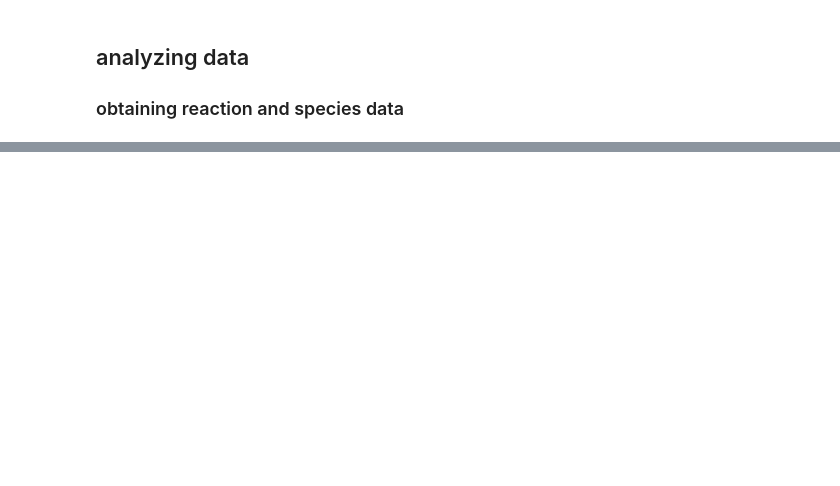
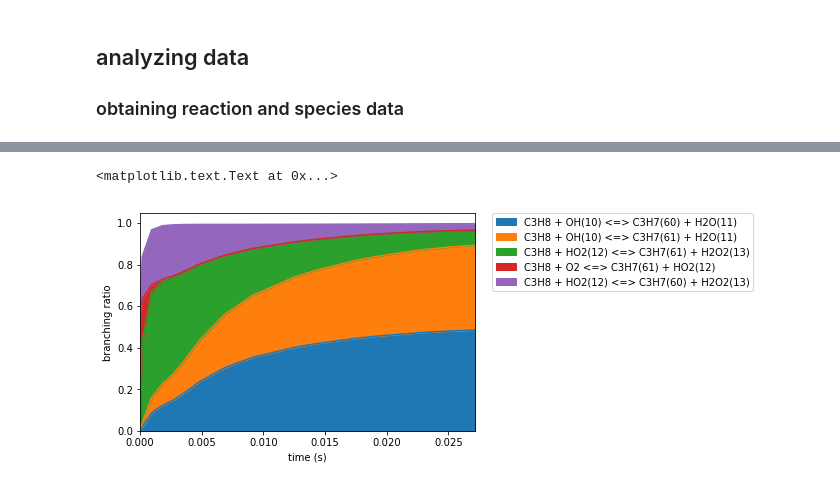
Before and after one commit to goldmanm/cantera-tools, a Jupyter notebook: cookbook.ipynb, the cells around one changed output, grey strips where cells are left out. Drawn from its saved outputs; the diff is of its cells as text; code cells hidden in the pictures; blank space fills up the shorter version.

```diff
--- a/cookbook.ipynb
+++ b/cookbook.ipynb
@@ -39,16 +71,17 @@ mole_fractions = {'H2':5, 'O2':1, 'AR': 0.3}
 
 # set initial conditions of solution in kelvin pascals and mole fractions
 conditions = 1000, 10**6, mole_fractions
-
+solution.TPX = conditions
 # store 100 times between 10^-8s and 1s, with an initial point at t=0
 times = np.logspace(-8,0,num=100)
 times = np.insert(times,0,0)
 
 # run the simulation
-outputs = ctt.run_simulation(solution, conditions, times,
+outputs = ctt.run_simulation(solution, times,
                                       condition_type = 'constant-temperature-and-pressure',
                                       output_reactions = False,
-                                      output_directional_reactions = True)
+                                      output_directional_reactions = True,
+                                      output_rop_roc=True)
 
 # you can combine outputs how you would like with pd.concat
 result = pd.concat([outputs['conditions'], outputs['species'], outputs['directional_reactions']], axis = 'columns')
@@ -133,0 +175,15 @@ Exception: No reactions found for species CH2OH(29)
+# %%
+# this outputs the branching ratio of propane
+branching = ctt.branching_ratios(df=reactions,
+                                 solution=solution_conv,
+                                 compound='C3H8')
+# %%
+f, ax = plt.subplots()
+# plot only the top 5 branching ratios
+branching.iloc[:,:5].plot.area(ax=ax)
+import plot_tools as ptt
+ptt.place_legend_outside_plot(axis=ax)
+ax.set_ylabel('branching ratio')
+# %% [output]
+<matplotlib.text.Text at 0x...>
+[figure, added]
```
Also changed, not shown: parts of 25 cells of this notebook, 2 other files.
